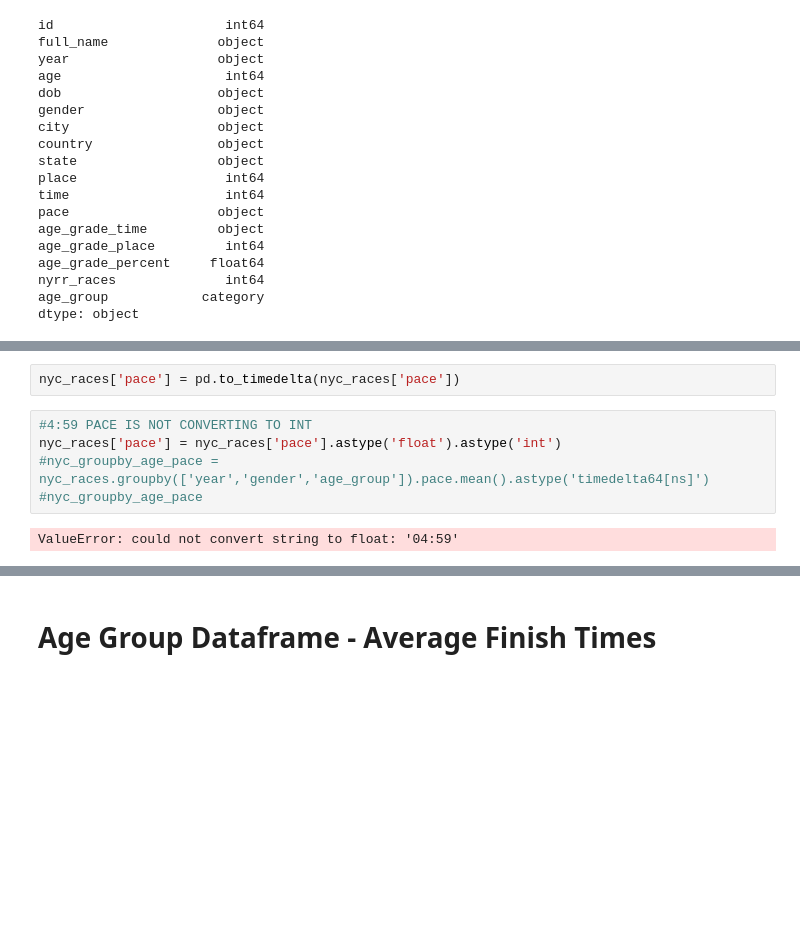
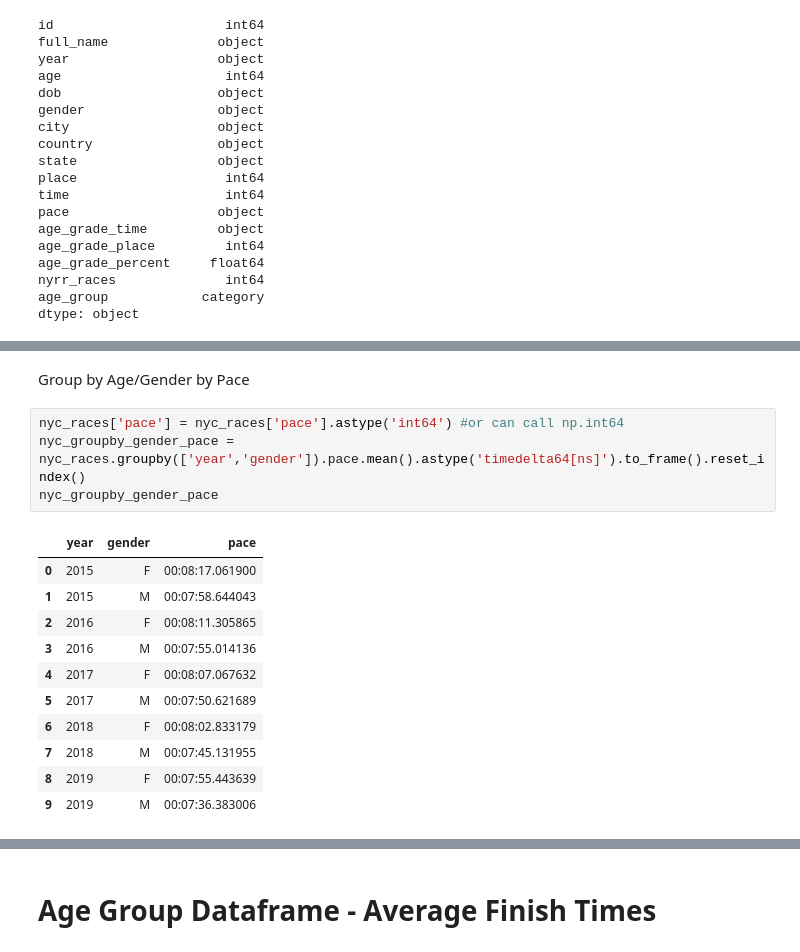
Before and after one commit to nmuldowney/nyc-marathon-capstone, a Jupyter notebook: notebooks/all_marathons_eda.ipynb, the cells around one changed output, grey strips where cells are left out. Cells and saved outputs as stored; diff of their text form; blank space fills up the shorter version.

```diff
--- a/notebooks/all_marathons_eda.ipynb
+++ b/notebooks/all_marathons_eda.ipynb
@@ -343,9 +367,18 @@ nyc_races['pace'] = '00:' + nyc_races['pace']
-# %%
-nyc_races['pace'] = pd.to_timedelta(nyc_races['pace'])
+# %% [markdown]
+Group by Age/Gender by Pace
 # %%
-#4:59 PACE IS NOT CONVERTING TO INT
-nyc_races['pace'] = nyc_races['pace'].astype('float').astype('int')
-#nyc_groupby_age_pace = nyc_races.groupby(['year','gender','age_group']).pace.mean().astype('timedelta64[ns]')
-#nyc_groupby_age_pace
+nyc_races['pace'] = nyc_races['pace'].astype('int64') #or can call np.int64
+nyc_groupby_gender_pace = nyc_races.groupby(['year','gender']).pace.mean().astype('timedelta64[ns]').to_frame().reset_index()
+nyc_groupby_gender_pace
 # %% [output]
-ValueError: could not convert string to float: '04:59'
+|  | year | gender | pace |
+| 0 | 2015 | F | 00:08:17.061900 |
+| 1 | 2015 | M | 00:07:58.644043 |
+| 2 | 2016 | F | 00:08:11.305865 |
+| 3 | 2016 | M | 00:07:55.014136 |
+| 4 | 2017 | F | 00:08:07.067632 |
+| 5 | 2017 | M | 00:07:50.621689 |
+| 6 | 2018 | F | 00:08:02.833179 |
+| 7 | 2018 | M | 00:07:45.131955 |
+| 8 | 2019 | F | 00:07:55.443639 |
+| 9 | 2019 | M | 00:07:36.383006 |
```
Also changed, not shown: parts of 12 cells of this notebook, 1 other file.
